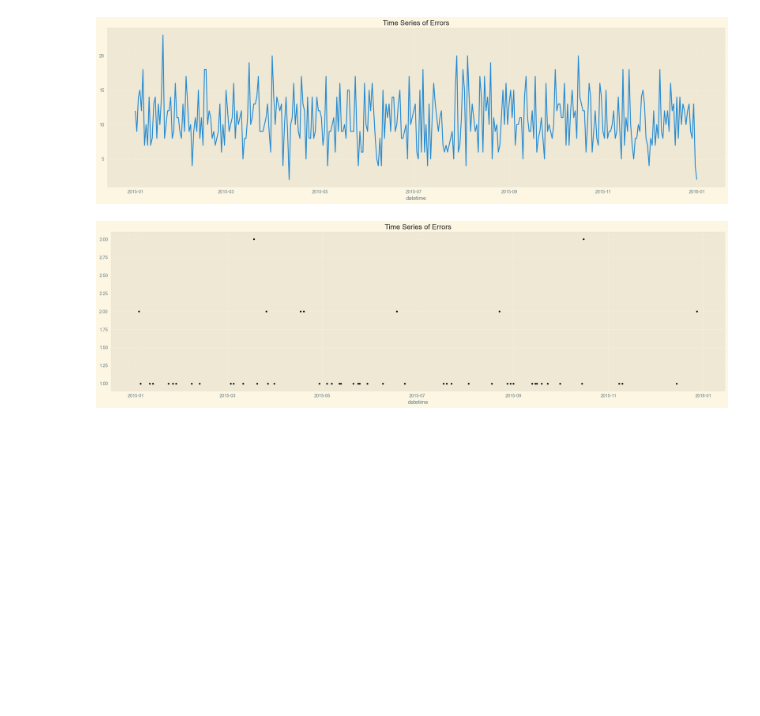
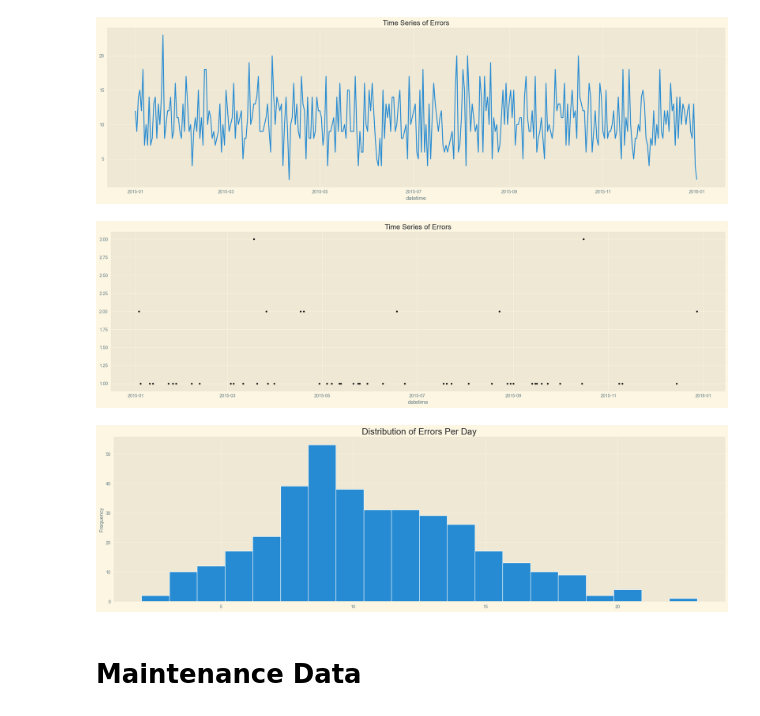
Before and after one commit to ZzzSun-ks/Kaggle, a Jupyter notebook: Microsoft_Predictive_Maintenance/summary.ipynb, the cells around one changed output. Cells and saved outputs as stored; diff of their text form; code cells hidden in the pictures; blank space fills up the shorter version.

```diff
--- a/Microsoft_Predictive_Maintenance/summary.ipynb
+++ b/Microsoft_Predictive_Maintenance/summary.ipynb
@@ -332,3 +332,13 @@ plt.tight_layout()
 plt.show()
 # %% [output]
 [figure]
+# %%
+errors_df['date'] = errors_df['datetime'].dt.date
+errors_df.groupby('date').size().plot(kind='hist', figsize=(20, 6), bins=20)
+plt.title('Distribution of Errors Per Day', fontsize=20)
+plt.tight_layout()
+plt.show()
+# %% [output]
+[figure, added]
+# %% [markdown]
+# Maintenance Data
```
Also changed, not shown: parts of 17 cells of this notebook.
